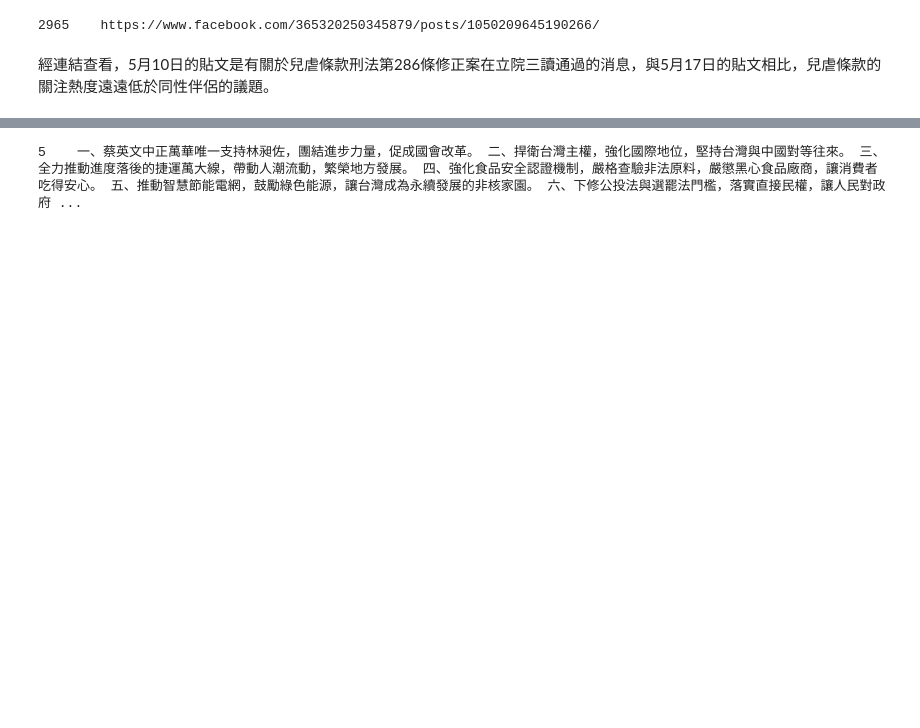
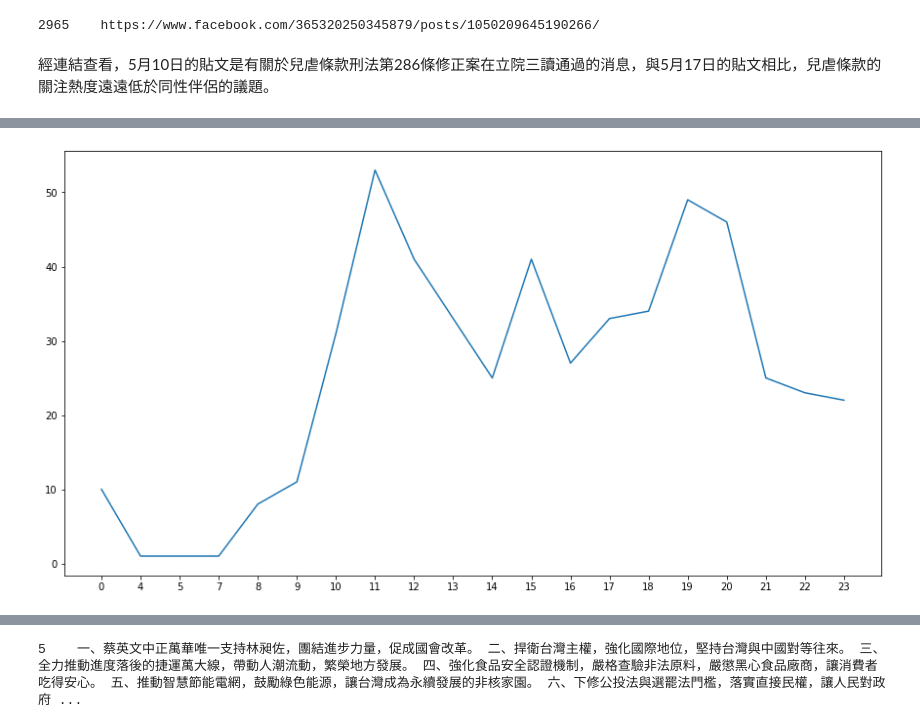
Before and after one commit to joyce199797/109-2_POLITICS_AND_INFORMATION, a Jupyter notebook: 20210322_陳靖婷_林昶佐臉書分析資料.ipynb, the cells around one changed output, grey strips where cells are left out. Drawn from its saved outputs; the diff is of its cells as text; code cells hidden in the pictures; blank space fills up the shorter version.

```diff
--- a/20210322_陳靖婷_林昶佐臉書分析資料.ipynb
+++ b/20210322_陳靖婷_林昶佐臉書分析資料.ipynb
@@ -28,6 +20,8 @@ freddy[freddy.created_time_taipei == max(freddy.created_time_taipei)]#最後一
 # %%
 freddy['new_date'] = pd.to_datetime(freddy['created_time_taipei']).dt.date
 freddy['month_year'] = pd.to_datetime(freddy['new_date']).dt.to_period('M')
+freddy['post_hour'] = pd.to_datetime(freddy['created_time_taipei']).dt.hour #找出發文 '時間'(hour)
+
 freddy.head(1)
 #轉換時間格式
 # %% [output]
@@ -402,3 +401,8 @@ print(showlink)
 2965    https://www.facebook.com/365320250345879/posts/1050209645190266/
 # %% [markdown]
 經連結查看，5月10日的貼文是有關於兒虐條款刑法第286條修正案在立院三讀通過的消息，與5月17日的貼文相比，兒虐條款的關注熱度遠遠低於同性伴侶的議題。
+# %%
+post_time = freddy[['post_id','post_hour']].groupby('post_hour').count()
+post_time.index.name = 'post_hour'
+post_time.reset_index(inplace = True)
+post_time
@@ -404,0 +427,12 @@ print(showlink)
+# %%
+#畫出整年貼文分佈
+labels = post_time['post_hour'].map(str)
+
+
+fig, ax = plt.subplots()
+fig.set_size_inches(15, 8)
+ax.plot(labels, post_time['post_id'])
+
+plt.show()
+# %% [output]
+[figure, added]
```
Also changed, not shown: parts of 30 cells of this notebook.
